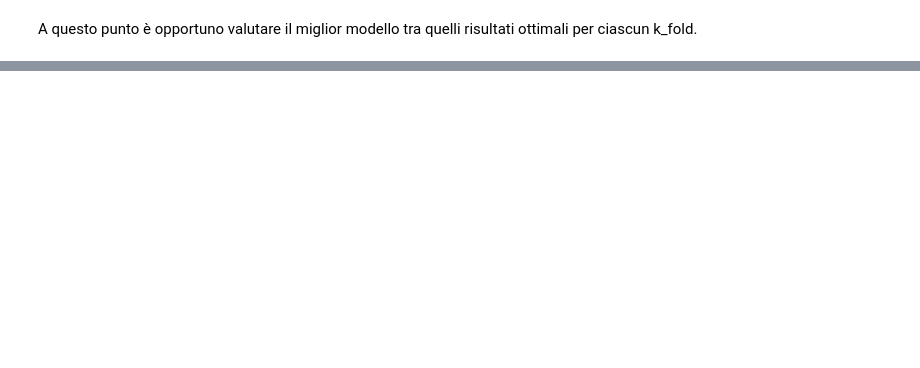
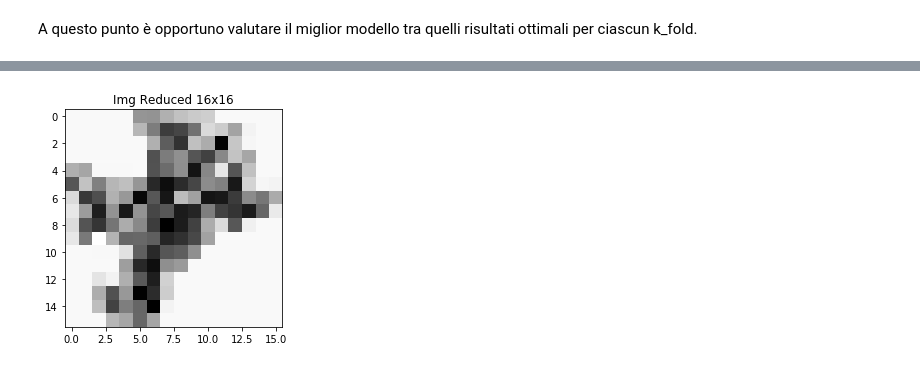
Before and after one commit to scne/oil_spill_classification, a Jupyter notebook: notebook/neural_network/base.ipynb, the cells around one changed output, grey strips where cells are left out. Drawn from its saved outputs; the diff is of its cells as text; code cells hidden in the pictures; blank space fills up the shorter version.

```diff
--- a/notebook/neural_network/base.ipynb
+++ b/notebook/neural_network/base.ipynb
@@ -293,0 +702,12 @@ L'utilizzo della cross validation, per evitare o attenuare il fenomeno di overfi
+# %%
+# maxpooling
+conv_imgs_pool = []
+for i in range(32):
+    conv_imgs_pool.append(skimage.measure.block_reduce(conv_imgs[i], (2, 2), np.max))
+conv_imgs = np.asarray(conv_imgs_pool)
+plt.figure()
+plt.title('Img Reduced 16x16')
+plt.imshow(conv_imgs[0], cmap=cm.get_cmap('binary'))
+plt.show()
+# %% [output]
+[figure, added]
```
Also changed, not shown: parts of 39 cells of this notebook, 2 other files.
